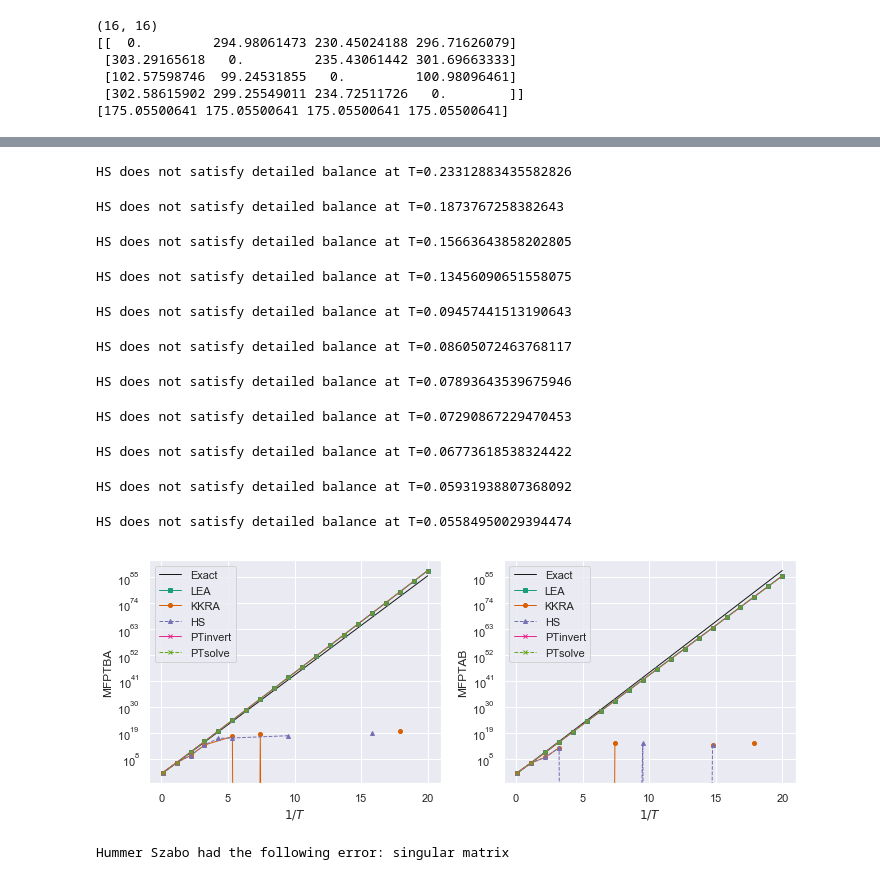
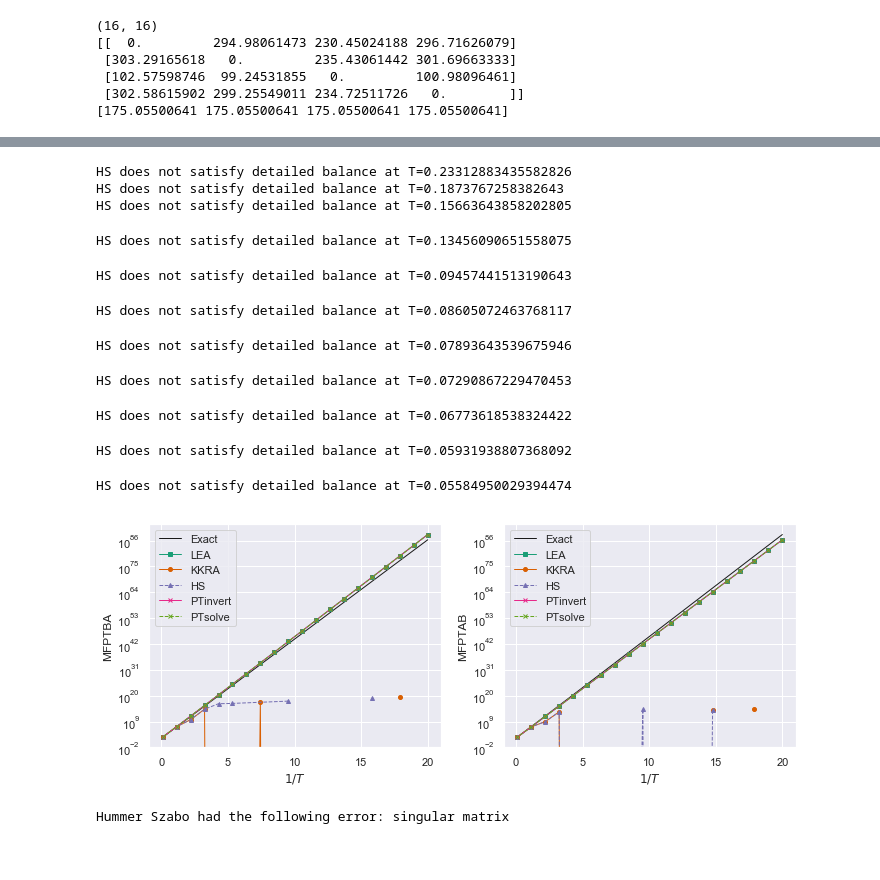
Before and after one commit to tomswinburne/PyGT, a Jupyter notebook: Hummer-Szabo_DTMC.ipynb, the cells around one changed output, grey strips where cells are left out. Saved outputs shown, nothing was run; the diff lists cells and outputs as text; code cells hidden in the pictures.

```diff
--- a/Hummer-Szabo_DTMC.ipynb
+++ b/Hummer-Szabo_DTMC.ipynb
@@ -475,6 +475,7 @@ def compare_HS_LEA(temps, data_path=Path('KTN_data/16state')):
         ktn.K = Q
         ktn.pi = pi
         ktn.commpi = commpi
+        ncomms = len(commpi)
         #MFPT calculations on full network
         full_df = pgt.compute_rates(AS, BS, BF, B, D, K=K, fullGT=True)
         df['MFPTAB'] = full_df['MFPTAB']
@@ -742,0 +796,34 @@ Even in the super high-temperature regime, all methods are relatively the same.
+# %%
+textwidth = 6.47699
+params = {'axes.edgecolor': 'black',
+                  'axes.facecolor':'white',
+                  'axes.grid': False,
+                  'axes.linewidth': 0.5,
+                  'backend': 'ps',
+                  'savefig.format': 'ps',
+                  'axes.titlesize': 11,
+                  'axes.labelsize': 9,
+                  'legend.fontsize': 9,
+                  'xtick.labelsize': 8,
+                  'ytick.labelsize': 8,
+                  'text.usetex': True,
+                  'figure.figsize': [7, 5],
+                  'font.family': 'sans-serif',
+                  #'mathtext.fontset': 'cm',
+                  'xtick.bottom':True,
+                  'xtick.top': False,
+                  'xtick.direction': 'out',
+                  'xtick.major.pad': 3,
+                  'xtick.major.size': 3,
+                  'xtick.minor.bottom': False,
+                  'xtick.major.width': 0.2,
+
+                  'ytick.left':True,
+                  'ytick.right':False,
+                  'ytick.direction':'out',
+                  'ytick.major.pad': 3,
+                  'ytick.major.size': 3,
+                  'ytick.major.width': 0.2,
+                  'ytick.minor.right':False,
+                  'lines.linewidth':2}
+plt.rcParams.update(params)
@@ -860,21 +971,21 @@ Hummer-Szabo from inverting matrix of weighted-MFPTs:
 # %%
 #some low temperature calculations
 invtemps = np.linspace(0.1, 20, 20)
-midtemp_df = compare_HS_LEA(1./invtemps)
+midtemp_df = compare_HS_LEA(1./invtemps, data_path=Path('KTN_data/16state/asymmetric'))
 plot_mfpts_16state(midtemp_df)
 # %% [output]
 HS does not satisfy detailed balance at T=0.23312883435582826
+HS does not satisfy detailed balance at T=0.1873767258382643
+HS does not satisfy detailed balance at T=0.15663643858202805
-HS does not satisfy detailed balance at T=0.1873767258382643
+HS does not satisfy detailed balance at T=0.13456090651558075
-HS does not satisfy detailed balance at T=0.15663643858202805
+HS does not satisfy detailed balance at T=0.09457441513190643
-HS does not satisfy detailed balance at T=0.13456090651558075
+HS does not satisfy detailed balance at T=0.08605072463768117
-HS does not satisfy detailed balance at T=0.09457441513190643
+HS does not satisfy detailed balance at T=0.07893643539675946
-HS does not satisfy detailed balance at T=0.08605072463768117
+HS does not satisfy detailed balance at T=0.07290867229470453
-HS does not satisfy detailed balance at T=0.07893643539675946
+HS does not satisfy detailed balance at T=0.06773618538324422
-HS does not satisfy detailed balance at T=0.07290867229470453
+HS does not satisfy detailed balance at T=0.05931938807368092
-HS does not satisfy detailed balance at T=0.06773618538324422
+HS does not satisfy detailed balance at T=0.05584950029394474
-HS does not satisfy detailed balance at T=0.05931938807368092
-HS does not satisfy detailed balance at T=0.05584950029394474
-[figure, old version]
+[figure, new version]
 # %%
 invtemps = np.linspace(60, 80, 20)
 lowtemp_df = compare_HS_LEA(1./invtemps)
```
Also changed, not shown: parts of 11 cells of this notebook, 7 other files.
